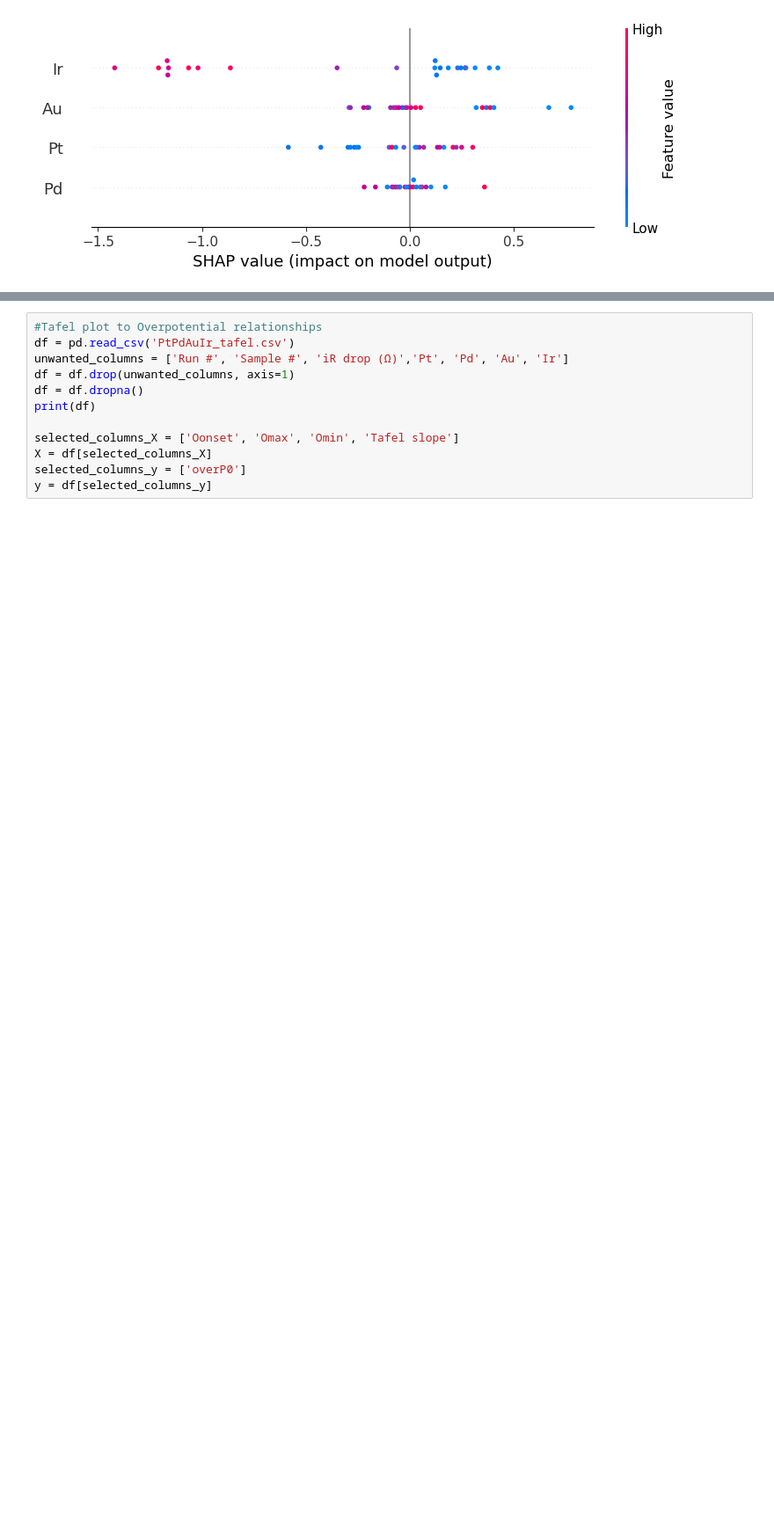
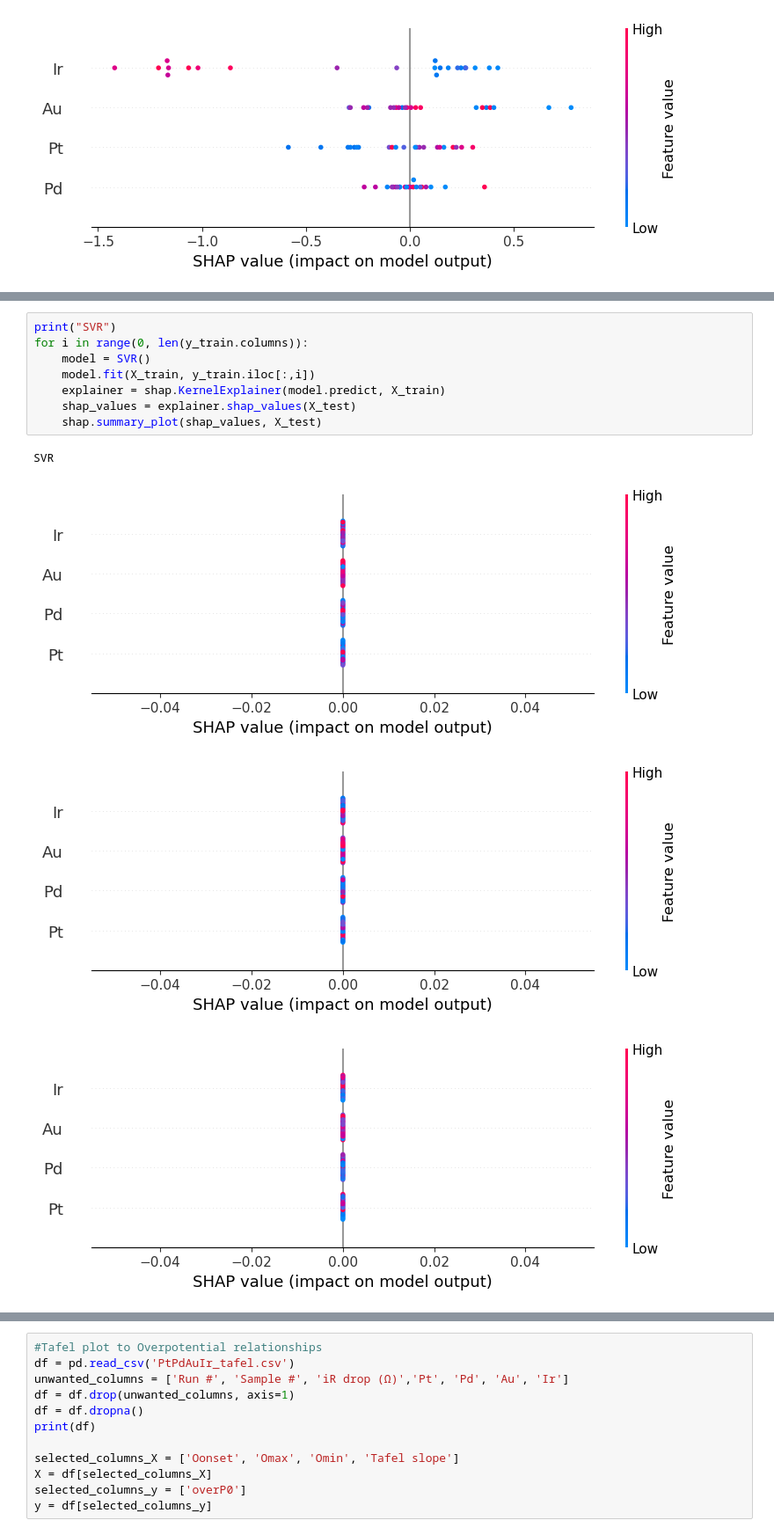
Before and after one commit to jdmazz/TafelPlotML, a Jupyter notebook: TafelML.ipynb, the cells around one changed output, grey strips where cells are left out. Shown at 88% size. Cells and saved outputs as stored; diff of their text form; blank space fills up the shorter version.

Commit message:
Add files via upload
Added additional SHAP analyses and box plots for all models.

```diff
--- a/TafelML.ipynb
+++ b/TafelML.ipynb
@@ -313,0 +314,13 @@ GradientBoostingRegressor
+# %%
+print("SVR")
+for i in range(0, len(y_train.columns)):
+    model = SVR()
+    model.fit(X_train, y_train.iloc[:,i])
+    explainer = shap.KernelExplainer(model.predict, X_train)
+    shap_values = explainer.shap_values(X_test)
+    shap.summary_plot(shap_values, X_test)
+# %% [output]
+SVR
+[figure, added]
+[figure, added]
+[figure, added]
```
Also changed, not shown: parts of 22 cells of this notebook.
